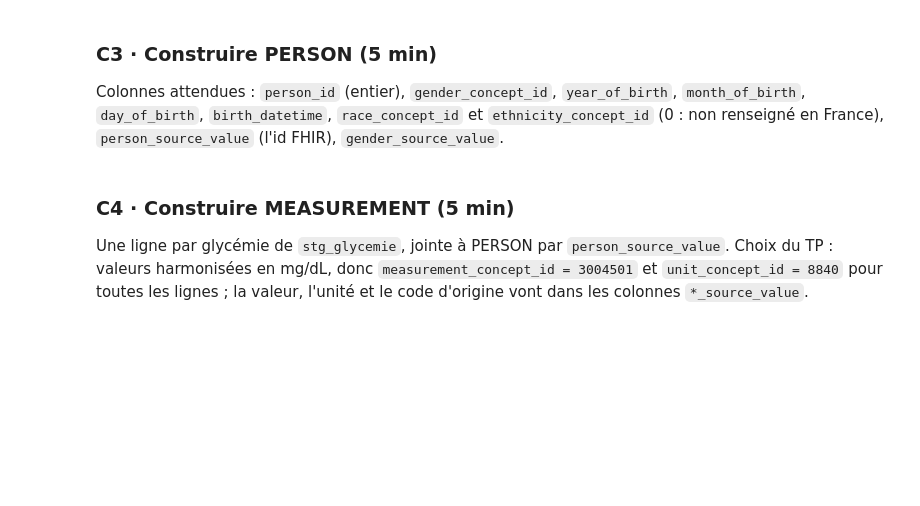
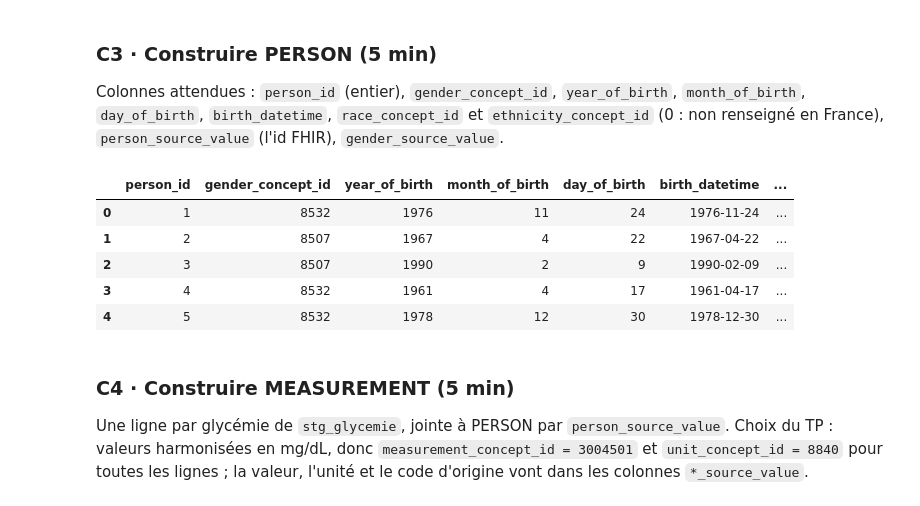
Before and after one commit to Lille-Health-Data-Science/adogony.fitzgerald.optiondata.2026, a Jupyter notebook: seance1_fhir/seance1_etudiant.ipynb, the cells around one changed output. Saved outputs shown, nothing was run; the diff lists cells and outputs as text; code cells hidden in the pictures; blank space fills up the shorter version.

```diff
--- a/seance1_fhir/seance1_etudiant.ipynb
+++ b/seance1_fhir/seance1_etudiant.ipynb
@@ -370,24 +443,31 @@ Colonnes attendues : `person_id` (entier), `gender_concept_id`, `year_of_birth`,
 `day_of_birth`, `birth_datetime`, `race_concept_id` et `ethnicity_concept_id` (0 : non renseigné en France),
 `person_source_value` (l'id FHIR), `gender_source_value`.
 # %%
-# À COMPLÉTER
+# C3 · Construire PERSON
 con.sql('''
     create or replace table person as
     select cast(split_part(id, '-', 2) as integer)   as person_id,
-           case gender when 'male' then ...
-                       when 'female' then ...
+           case gender when 'male' then 8507
+                       when 'female' then 8532
                        else 0 end                     as gender_concept_id,
-           ...                                        as year_of_birth,
-           ...                                        as month_of_birth,
-           ...                                        as day_of_birth,
+           year(cast(birthDate as date))              as year_of_birth,
+           month(cast(birthDate as date))             as month_of_birth,
+           day(cast(birthDate as date))               as day_of_birth,
            cast(birthDate as timestamp)               as birth_datetime,
            0                                          as race_concept_id,
            0                                          as ethnicity_concept_id,
            id                                         as person_source_value,
            gender                                     as gender_source_value
     from fhir_patient
 ''')
 con.sql("select * from person limit 5").df()
+# %% [output]
+|  | person_id | gender_concept_id | year_of_birth | month_of_birth | day_of_birth | birth_datetime | ... |
+| 0 | 1 | 8532 | 1976 | 11 | 24 | 1976-11-24 | ... |
+| 1 | 2 | 8507 | 1967 | 4 | 22 | 1967-04-22 | ... |
+| 2 | 3 | 8507 | 1990 | 2 | 9 | 1990-02-09 | ... |
+| 3 | 4 | 8532 | 1961 | 4 | 17 | 1961-04-17 | ... |
+| 4 | 5 | 8532 | 1978 | 12 | 30 | 1978-12-30 | ... |
 # %% [markdown]
 ### C4 · Construire MEASUREMENT (5 min)
 Une ligne par glycémie de `stg_glycemie`, jointe à PERSON par `person_source_value`.
```
Also changed, not shown: parts of 25 cells of this notebook, 11 other files.
